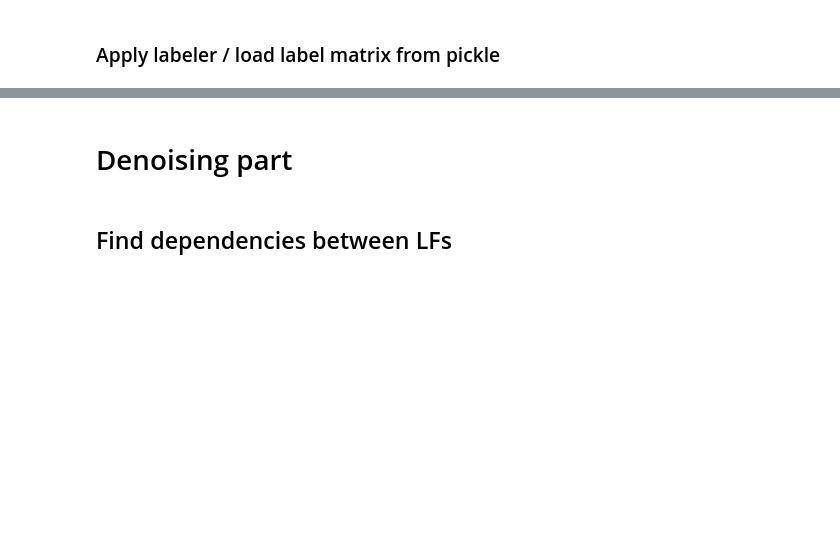
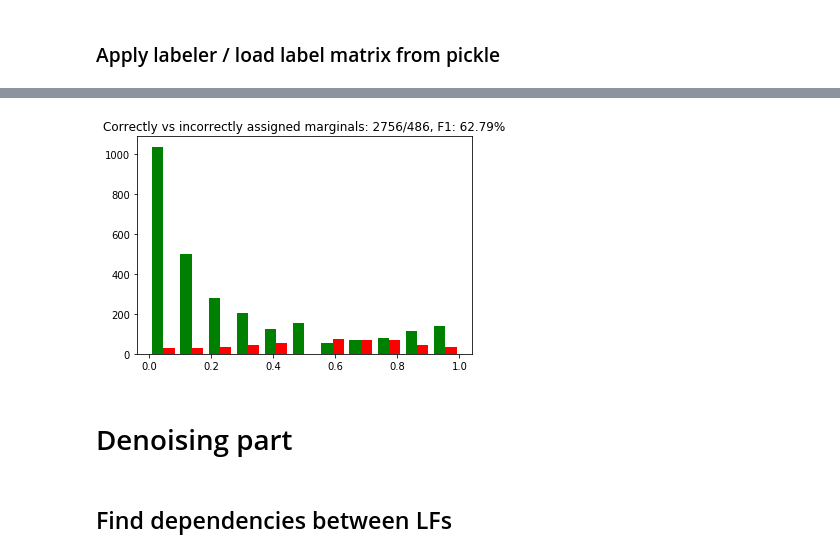
Before and after one commit to littlewine/snorkel-ml, a Jupyter notebook: my-code/snorkel II labelling functions & denoising.ipynb, the cells around one changed output, grey strips where cells are left out. Drawn from its saved outputs; the diff is of its cells as text; code cells hidden in the pictures; blank space fills up the shorter version.

```diff
--- a/my-code/snorkel II labelling functions & denoising.ipynb
+++ b/my-code/snorkel II labelling functions & denoising.ipynb
@@ -84,7 +89,7 @@ Adding 0 candidates from split=2 in to_drop list
 #                                         best_model=True,
 #                                        )
 # %%
-with open(path_base_learners+"/33models.pickle", 'rb') as f:
+with open(path_base_learners+"/10models_tSNE_kmeans.pickle", 'rb') as f:
     results_dict = pickle.load(f)
 print 'Loaded:\n',
 results_dict.keys()
@@ -110,2 +108,3 @@ Loaded:
 # %%
 selected_models = results_dict.keys()
+selected_models.sort()
@@ -353,2 +271,6 @@ New size: (10208, 12)
+# %%
+error_analysis(L_dev, L_gold_dev, average_voting=True)
+# %% [output]
+[figure, added]
 # %% [markdown]
 # Denoising part
```
Also changed, not shown: parts of 144 cells of this notebook.
